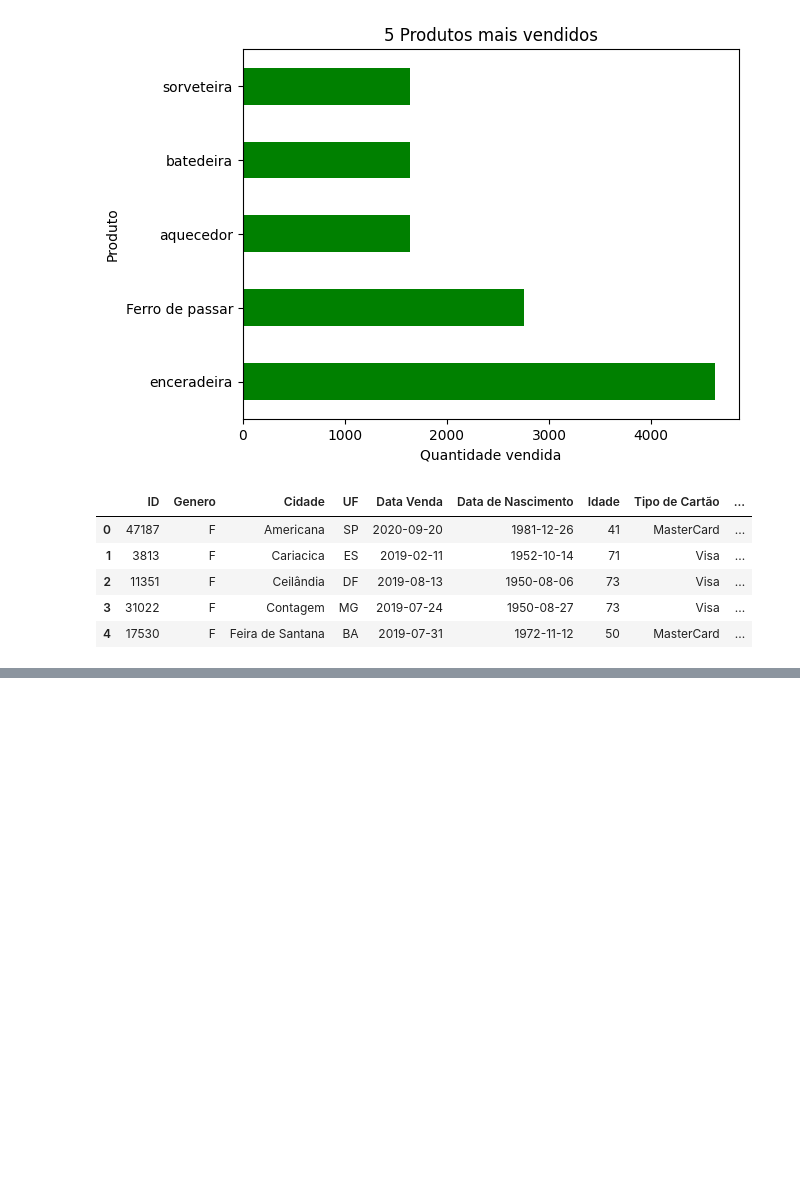
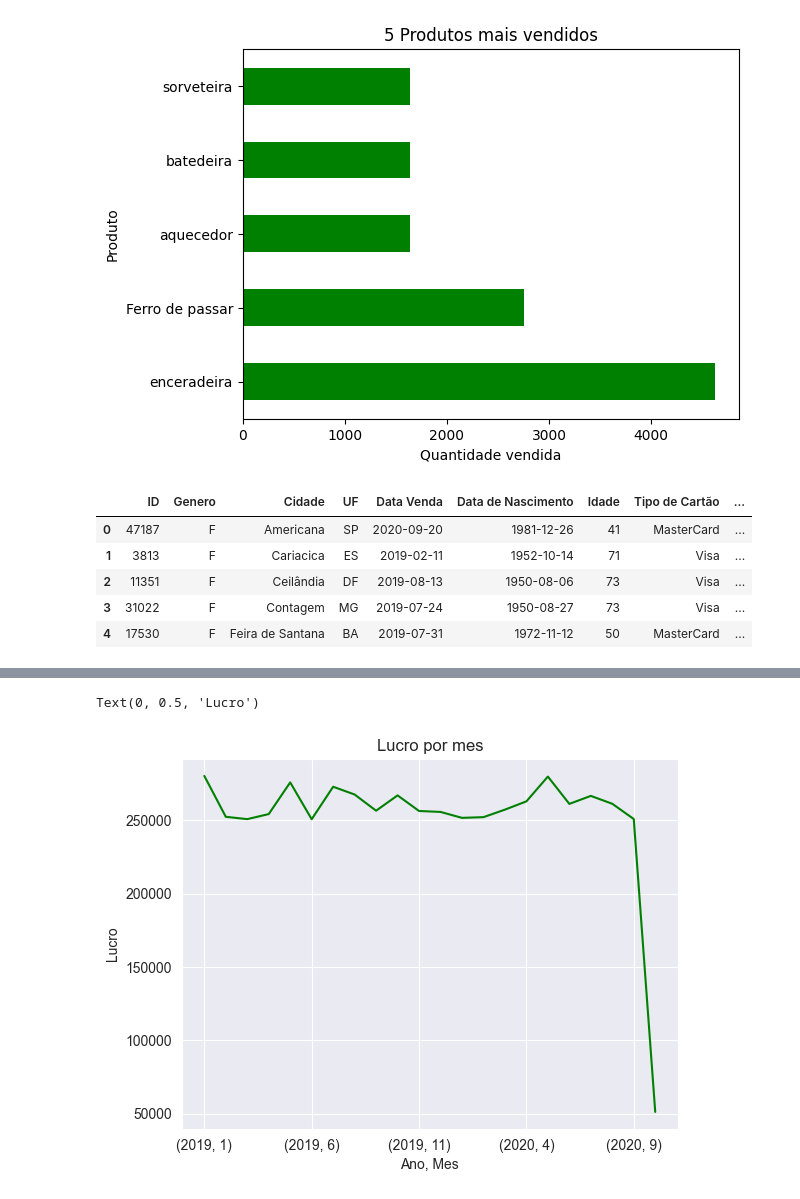
Before and after one commit to Bodoco/Analises-sobre-empresas, a Jupyter notebook: Analises_sobre_vendas_01.ipynb, the cells around one changed output, grey strips where cells are left out. Drawn from its saved outputs; the diff is of its cells as text; code cells hidden in the pictures; blank space fills up the shorter version.

```diff
--- a/Analises_sobre_vendas_01.ipynb
+++ b/Analises_sobre_vendas_01.ipynb
@@ -95,0 +115,9 @@ df.head()
+# %%
+#Agora vamos fazer um grafico de linha com o lucro em 2019 e 2020 em cada mes do ano
+df.groupby(['Ano','Mes'])['Lucro'].sum().plot(kind='line', color='green')
+plt.title('Lucro por mes')
+plt.xlabel('Ano, Mes')
+plt.ylabel('Lucro')
+# %% [output]
+Text(0, 0.5, 'Lucro')
+[figure, added]
```
Also changed, not shown: parts of 7 cells of this notebook.
